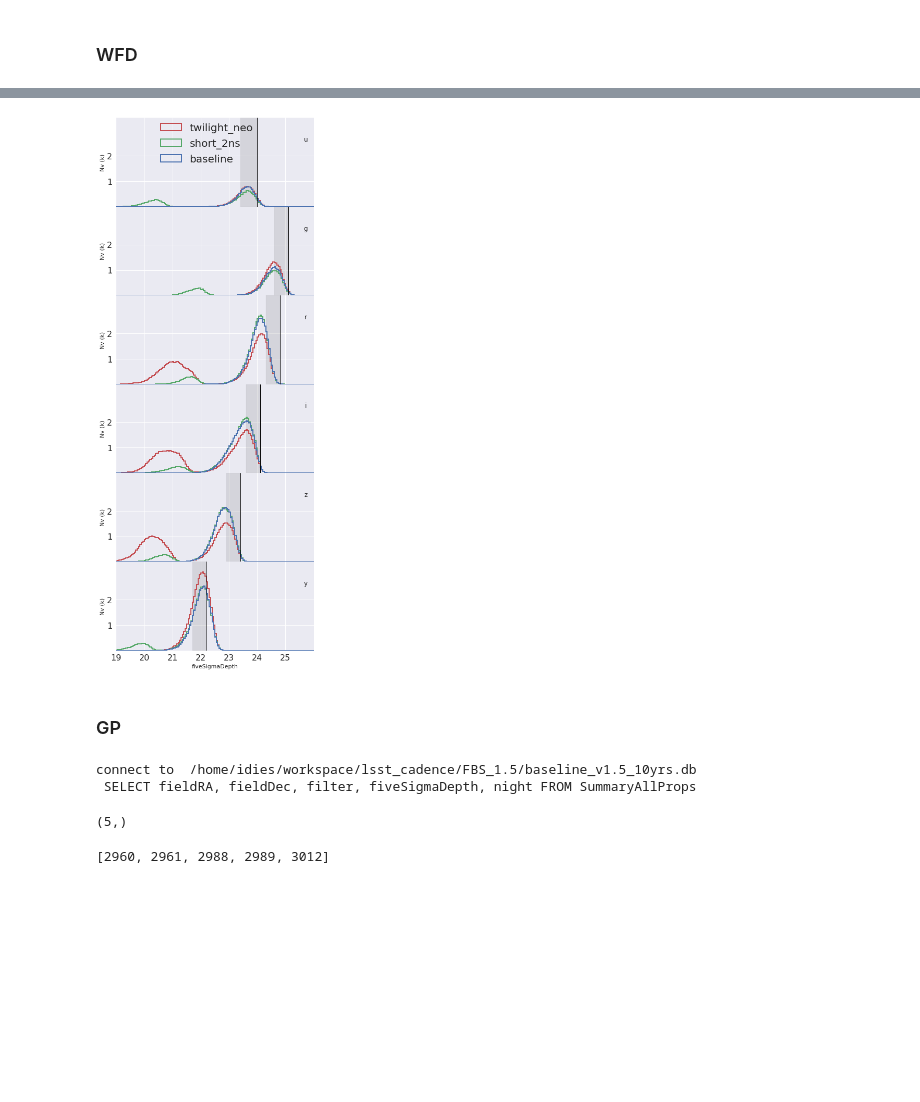
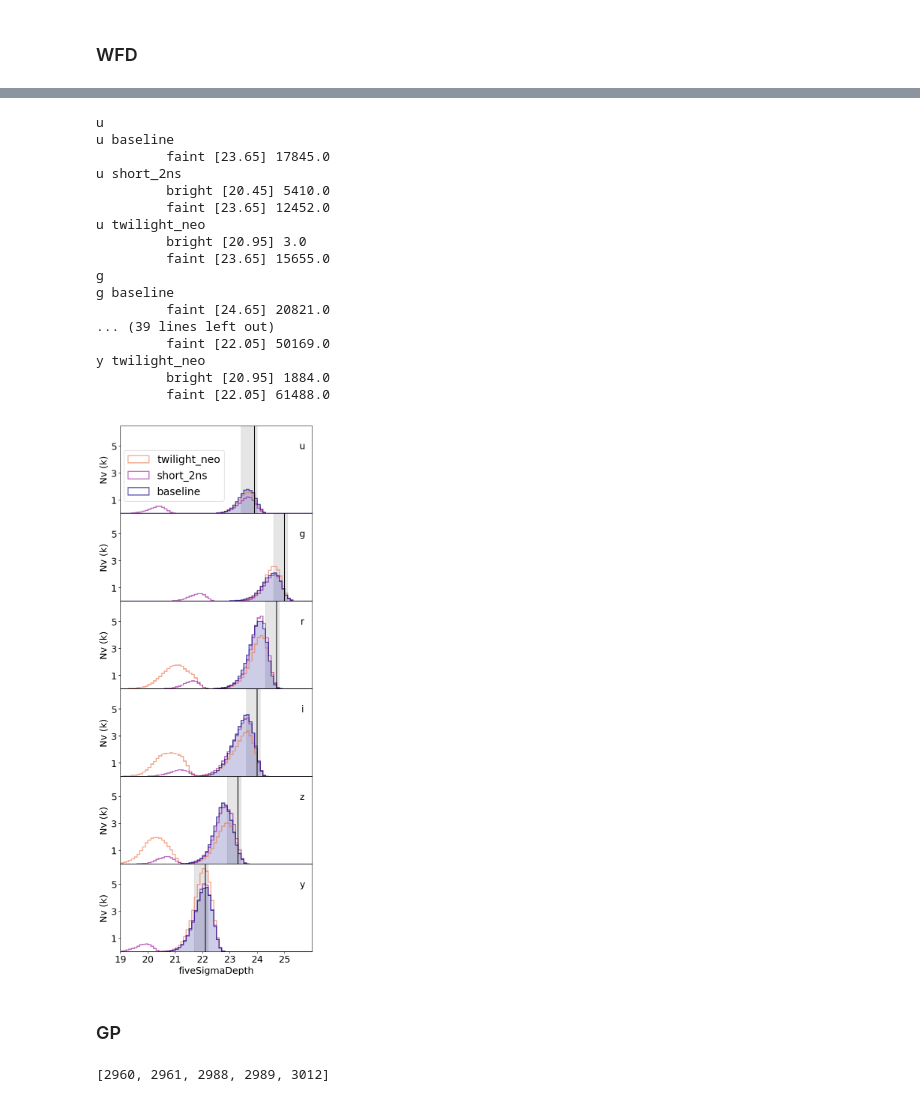
Before and after one commit to fedhere/LSSTunknowns, a Jupyter notebook: timeGaps/depth_wfd_ms.ipynb, the cells around one changed output, grey strips where cells are left out. Cells and saved outputs as stored; diff of their text form; code cells hidden in the pictures; blank space fills up the shorter version.

```diff
--- a/timeGaps/depth_wfd_ms.ipynb
+++ b/timeGaps/depth_wfd_ms.ipynb
@@ -8,5 +10,5 @@ import matplotlib.pyplot as plt
 # %%
-plt.style.use('seaborn')
+plt.style.use('default')
 plt.rc('legend', fontsize=20) # using a size in points
 plt.rc('xtick', labelsize=16)
 plt.rc('ytick', labelsize=16)
@@ -241,8 +326,25 @@ connect to  /home/idies/workspace/lsst_cadence/FBS_1.5/twilight_neo_mod1_v1.5_10
 # %%
 df_list = [df_base,  df_short, df_twilight]
 label_list = ['baseline', 'short_2ns', 'twilight_neo']
-plot_maghist(df_list, label_list, ylim=[0, 35000], yticks=[10000, 20000])
+plot_maghist(df_list, label_list, ylim=[0, 65000], yticks=range(10000, 60000, 20000))
 # %% [output]
+u
+u baseline
+         faint [23.65] 17845.0
+u short_2ns
+         bright [20.45] 5410.0
+         faint [23.65] 12452.0
+u twilight_neo
+         bright [20.95] 3.0
+         faint [23.65] 15655.0
+g
+g baseline
+         faint [24.65] 20821.0
+... (39 lines left out)
+         faint [22.05] 50169.0
+y twilight_neo
+         bright [20.95] 1884.0
+         faint [22.05] 61488.0
-[figure, old version]
+[figure, new version]
 # %% [markdown]
 ### GP
@@ -313,8 +385,0 @@ ipix_GP = [ 144,  145,  146,  147,  179,  180,  181,  182,  183,  184,  217,
-# %%
-dbname = dblist_all[5]
-sqlstr = None
-ipix_ms = ipix_SMC
-# %% [output]
-connect to  /home/idies/workspace/lsst_cadence/FBS_1.5/baseline_v1.5_10yrs.db
- SELECT fieldRA, fieldDec, filter, fiveSigmaDepth, night FROM SummaryAllProps
-(5,)
```
Also changed, not shown: parts of 21 cells of this notebook.
